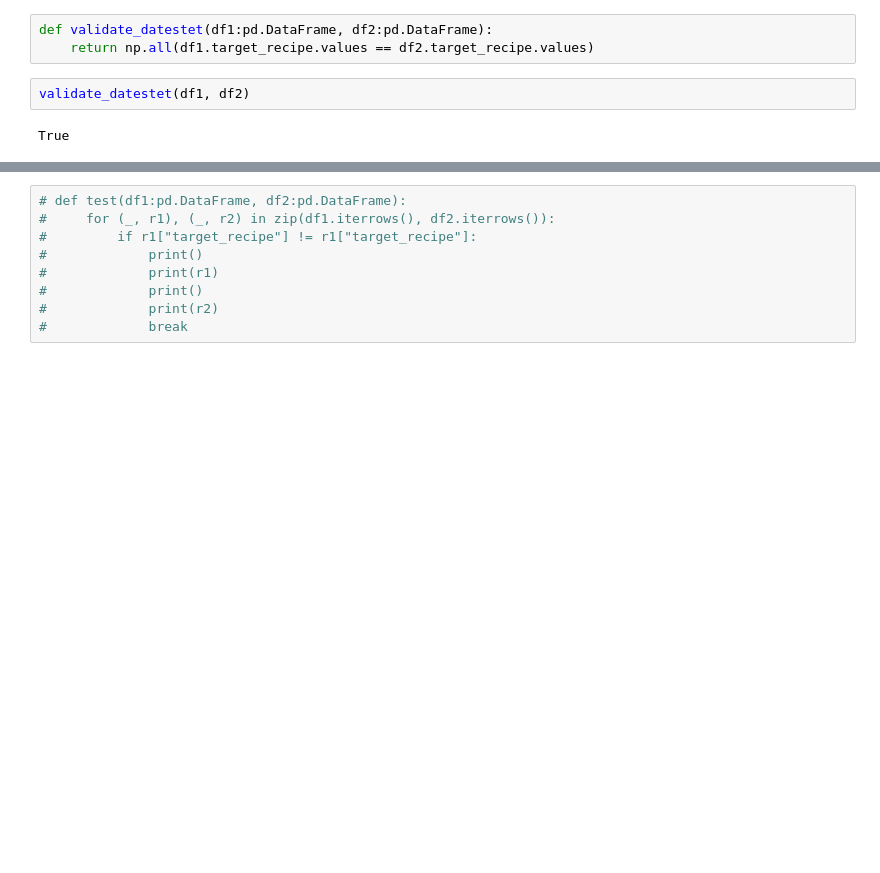
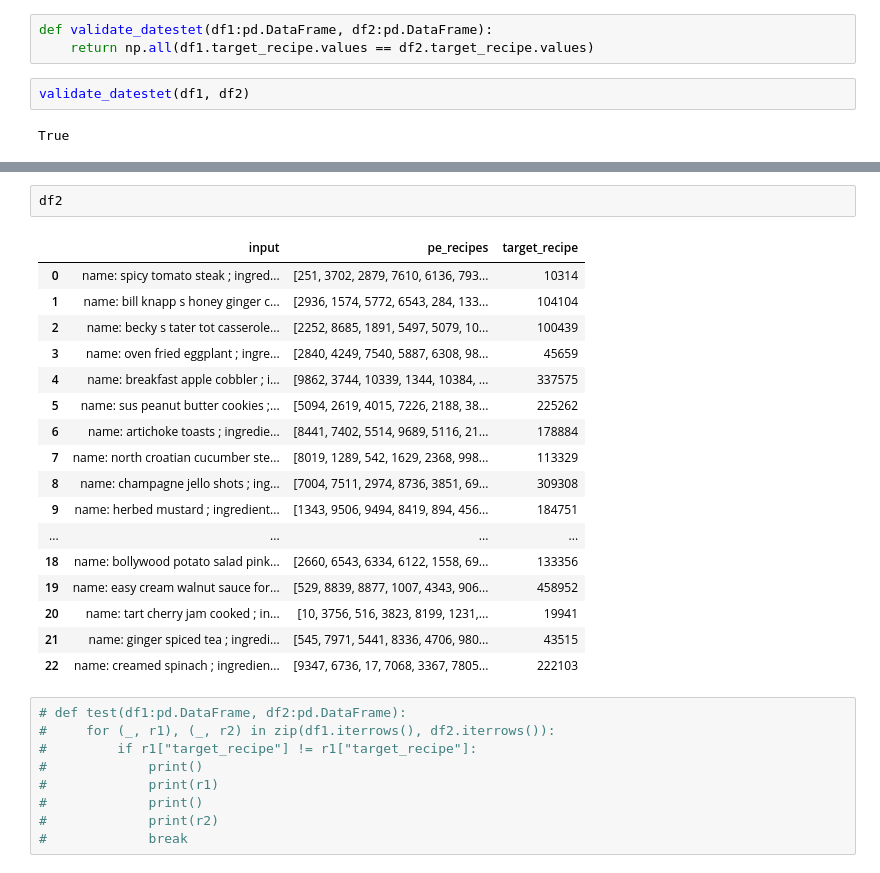
Before and after one commit to maxiior/CBR-LLM, a Jupyter notebook: mas/create_input_datasets/validate_dataset.ipynb, the cells around one changed output, grey strips where cells are left out. Cells and saved outputs as stored; diff of their text form; blank space fills up the shorter version.

```diff
--- a/mas/create_input_datasets/validate_dataset.ipynb
+++ b/mas/create_input_datasets/validate_dataset.ipynb
@@ -48,3 +68,23 @@ df2[-10:]
+# %%
+df2
+# %% [output]
+|  | input | pe_recipes | target_recipe |
+| 0 | name: spicy tomato steak ; ingred... | [251, 3702, 2879, 7610, 6136, 793... | 10314 |
+| 1 | name: bill knapp s honey ginger c... | [2936, 1574, 5772, 6543, 284, 133... | 104104 |
+| 2 | name: becky s tater tot casserole... | [2252, 8685, 1891, 5497, 5079, 10... | 100439 |
+| 3 | name: oven fried eggplant ; ingre... | [2840, 4249, 7540, 5887, 6308, 98... | 45659 |
+| 4 | name: breakfast apple cobbler ; i... | [9862, 3744, 10339, 1344, 10384, ... | 337575 |
+| 5 | name: sus peanut butter cookies ;... | [5094, 2619, 4015, 7226, 2188, 38... | 225262 |
+| 6 | name: artichoke toasts ; ingredie... | [8441, 7402, 5514, 9689, 5116, 21... | 178884 |
+| 7 | name: north croatian cucumber ste... | [8019, 1289, 542, 1629, 2368, 998... | 113329 |
+| 8 | name: champagne jello shots ; ing... | [7004, 7511, 2974, 8736, 3851, 69... | 309308 |
+| 9 | name: herbed mustard ; ingredient... | [1343, 9506, 9494, 8419, 894, 456... | 184751 |
+| ... | ... | ... | ... |
+| 18 | name: bollywood potato salad pink... | [2660, 6543, 6334, 6122, 1558, 69... | 133356 |
+| 19 | name: easy cream walnut sauce for... | [529, 8839, 8877, 1007, 4343, 906... | 458952 |
+| 20 | name: tart cherry jam cooked ; in... | [10, 3756, 516, 3823, 8199, 1231,... | 19941 |
+| 21 | name: ginger spiced tea ; ingredi... | [545, 7971, 5441, 8336, 4706, 980... | 43515 |
+| 22 | name: creamed spinach ; ingredien... | [9347, 6736, 17, 7068, 3367, 7805... | 222103 |
 # %%
 # def test(df1:pd.DataFrame, df2:pd.DataFrame):
 #     for (_, r1), (_, r2) in zip(df1.iterrows(), df2.iterrows()):
```
Also changed, not shown: parts of 4 cells of this notebook, 4 other files.
